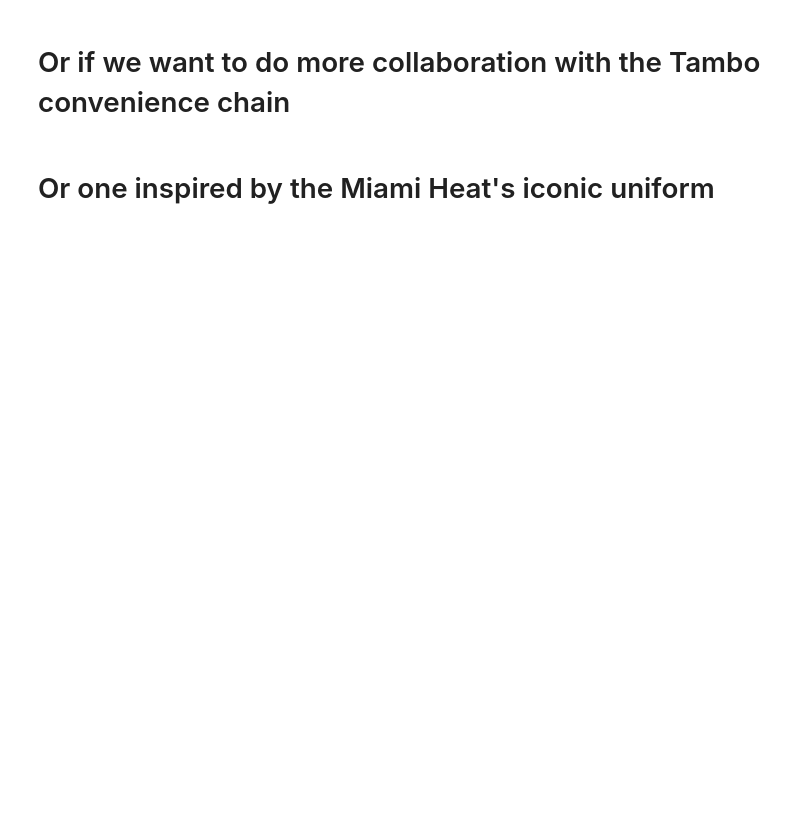
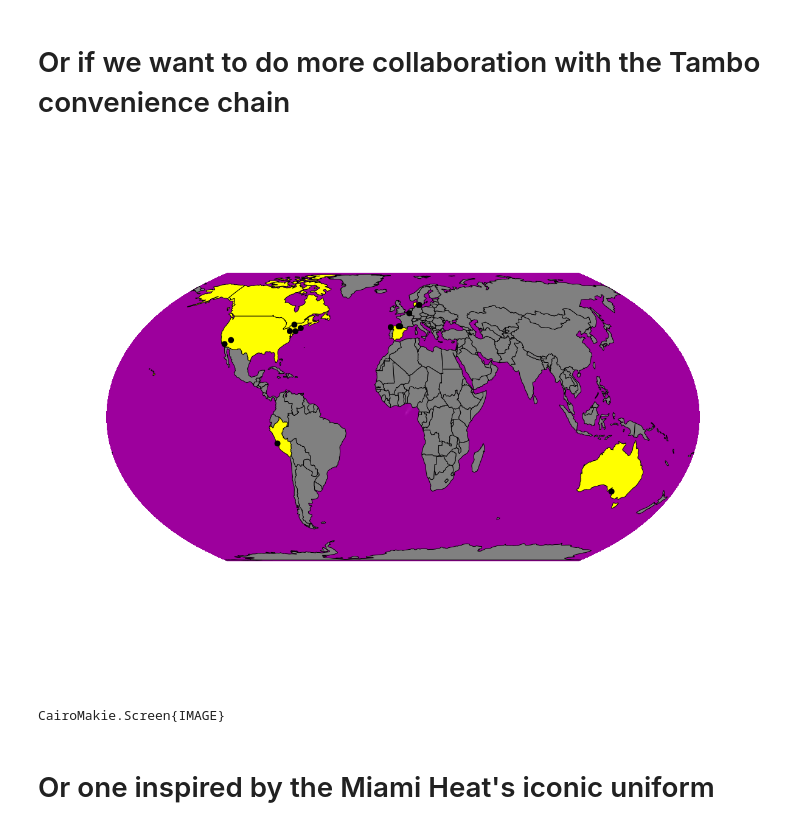
Before and after one commit to jlazar17/TamboMap, a Jupyter notebook: examples/make_map.ipynb, the cells around one changed output. Drawn from its saved outputs; the diff is of its cells as text; code cells hidden in the pictures; blank space fills up the shorter version.

```diff
--- a/examples/make_map.ipynb
+++ b/examples/make_map.ipynb
@@ -17,9 +25,12 @@ save("TAMBO_map.png", map)
 # %% [markdown]
 # Or if we want to do more collaboration with the Tambo convenience chain
 # %%
-map = make_map(institutions, ocean_color=:magenta3)
+map = make_map(institutions, ocean_color=:magenta3, scatter_color=:black)
 display(map)
 save("branded_TAMBO_map.png", map)
+# %% [output]
+[figure, added]
+CairoMakie.Screen{IMAGE}
 # %% [markdown]
 # Or one inspired by the Miami Heat's iconic uniform
 # %%
```
Also changed, not shown: parts of 4 cells of this notebook, 20 other files.
